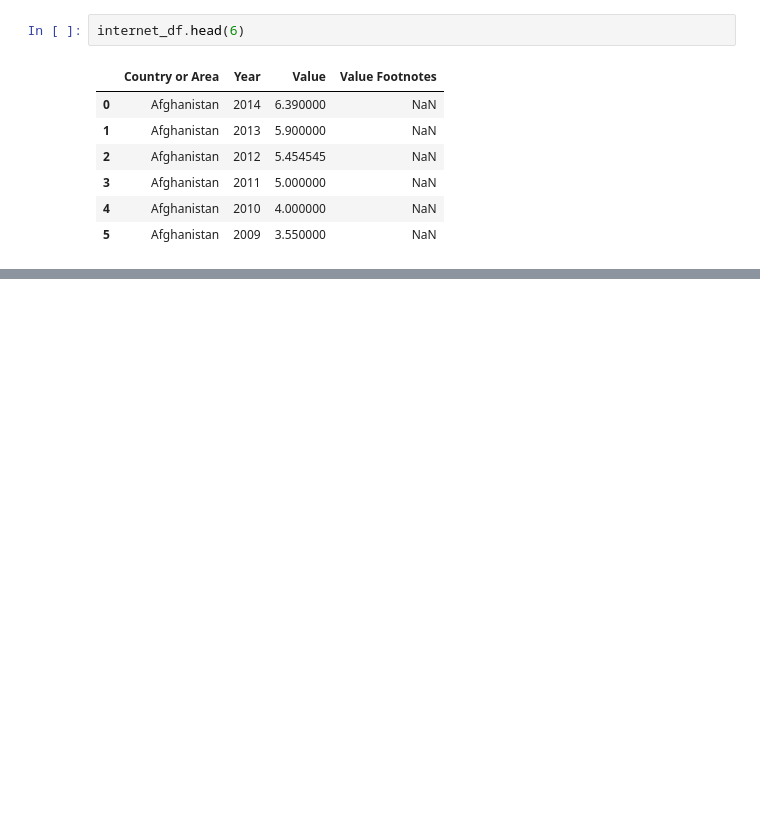
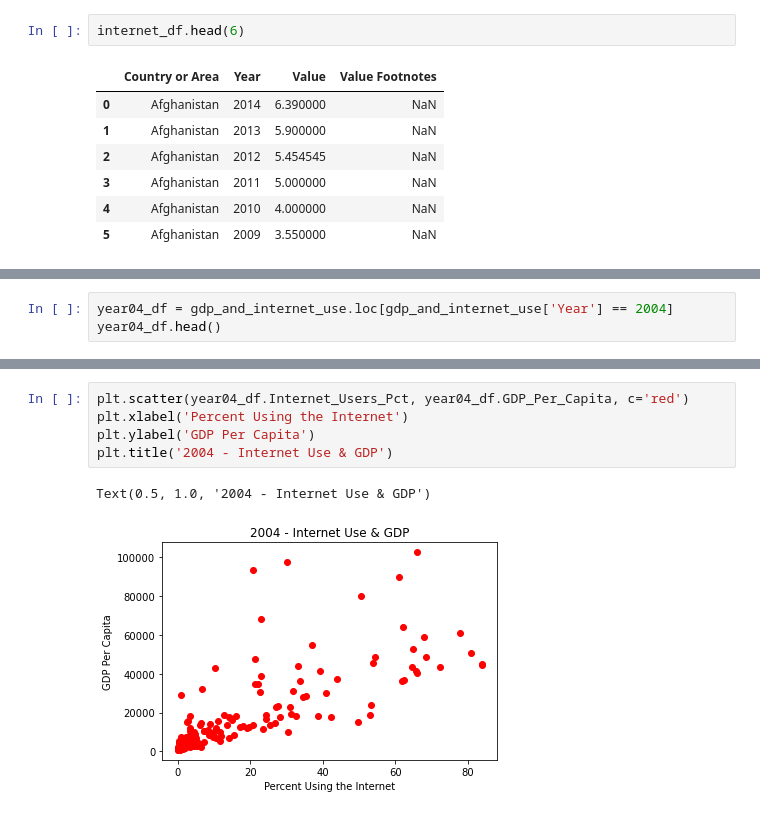
Before and after one commit to NSS-Data-Analytics-Cohort-6/gdp-and-internet-usage-caitbrown12, a Jupyter notebook: notebook/gdp_internet_usage_assignment.ipynb, the cells around one changed output, grey strips where cells are left out. Saved outputs shown, nothing was run; the diff lists cells and outputs as text; blank space fills up the shorter version.

```diff
--- a/notebook/gdp_internet_usage_assignment.ipynb
+++ b/notebook/gdp_internet_usage_assignment.ipynb
@@ -252,0 +377,3 @@ Answer 13. DataFrames merged to create gdp_and_internet_use by merging on both C
+# %%
+year04_df = gdp_and_internet_use.loc[gdp_and_internet_use['Year'] == 2004]
+year04_df.head()
@@ -252,0 +489,8 @@ Answer 13. DataFrames merged to create gdp_and_internet_use by merging on both C
+# %%
+plt.scatter(year04_df.Internet_Users_Pct, year04_df.GDP_Per_Capita, c='red')
+plt.xlabel('Percent Using the Internet')
+plt.ylabel('GDP Per Capita')
+plt.title('2004 - Internet Use & GDP')
+# %% [output]
+Text(0.5, 1.0, '2004 - Internet Use & GDP')
+[figure, added]
```
Also changed, not shown: parts of 112 cells of this notebook.
